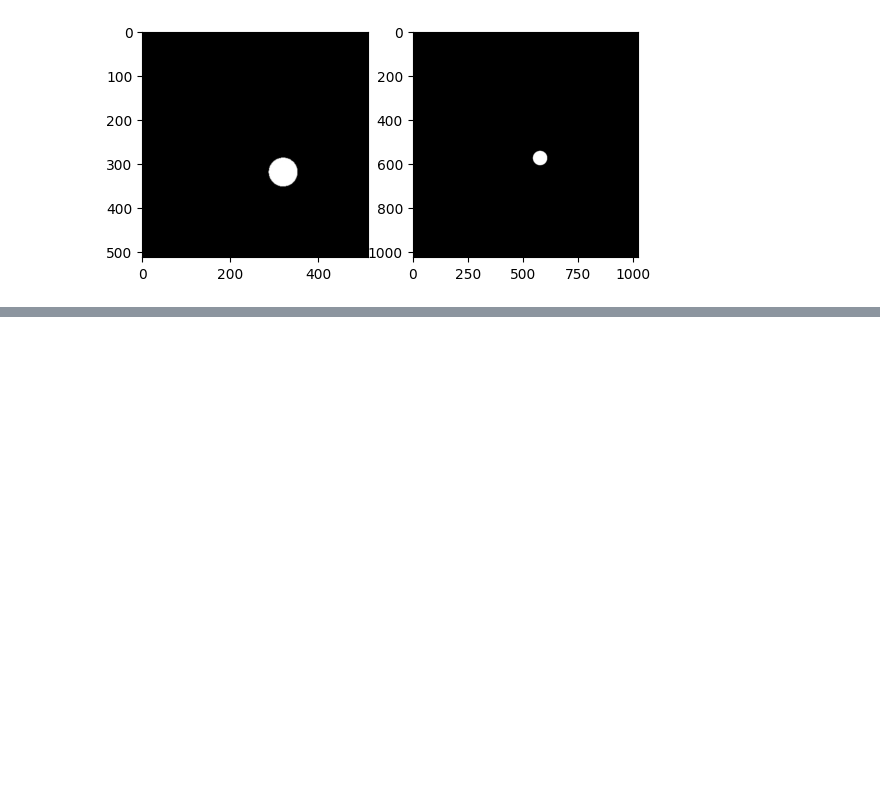
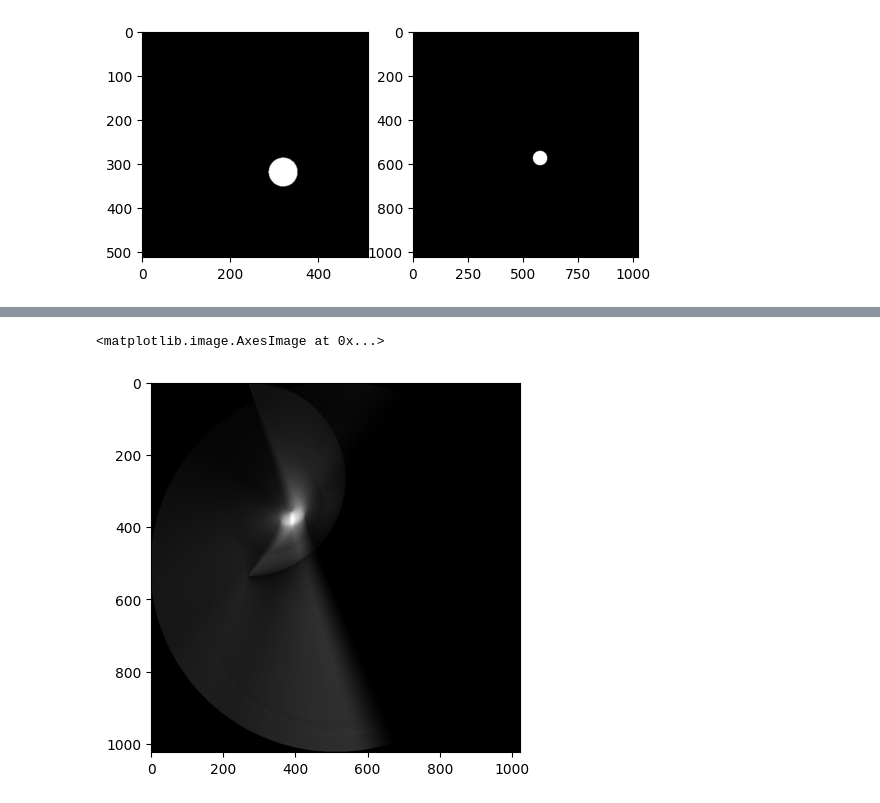
Before and after one commit to JanOdwazny/tomograf, a Jupyter notebook: tomograf.ipynb, the cells around one changed output, grey strips where cells are left out. Cells and saved outputs as stored; diff of their text form; code cells hidden in the pictures; blank space fills up the shorter version.

Commit message:
add inverse radon

```diff
--- a/tomograf.ipynb
+++ b/tomograf.ipynb
@@ -129,0 +117,32 @@ width:  1024
+# %%
+def single_inverse_radon_transform(image, tmp, single_alpha_sinogram, alpha, detector_count, angle_range, radius):
+    emitter = emitter_coords(alpha, angle_range)
+    detectors = detectors_coords(alpha, angle_range, detector_count, radius)
+    lines = radon_lines(emitter, detectors)
+    for i, line in enumerate(lines):
+        image[tuple(line)] += single_alpha_sinogram[i]
+        tmp[tuple(line)] += 1
+
+def inverse_radon(shape, sinogram, angle_range):
+    number_of_detectors, number_of_scans = sinogram.shape
+    sinogram = np.swapaxes(sinogram, 0, 1)
+
+    result = np.zeros(shape)
+    tmp = np.zeros(result.shape)
+
+    width = result.shape[0]
+    radius = width // 2
+    alphas = np.linspace(0, 180, number_of_scans)
+
+    for i, alpha in enumerate(alphas):
+        single_inverse_radon_transform(result, tmp, sinogram[i], alpha, number_of_detectors, angle_range, radius)
+
+    tmp[tmp == 0] = 1
+    result = result / tmp
+    return result
+# %%
+output = inverse_radon(padded_img.shape, sinogram, angle_range)
+plt.imshow(output, cmap="gray")
+# %% [output]
+<matplotlib.image.AxesImage at 0x...>
+[figure, added]
```
Also changed, not shown: parts of 3 cells of this notebook.
